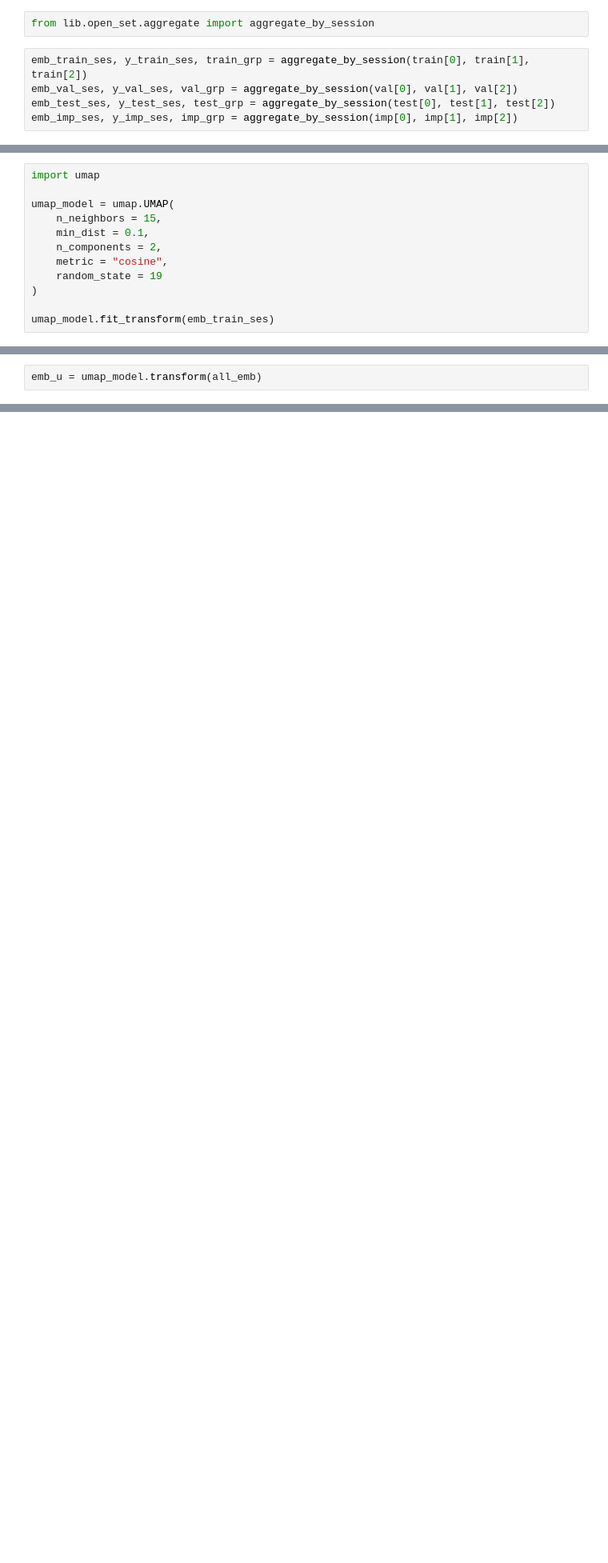
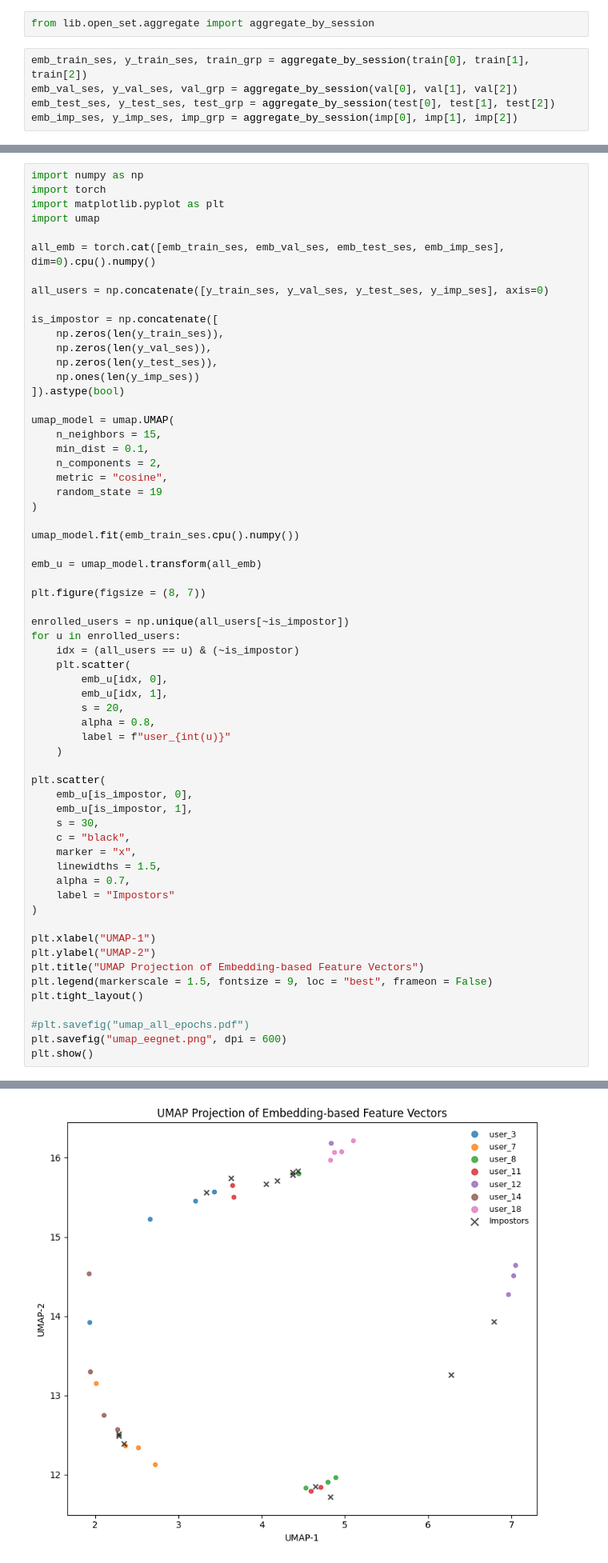
Before and after one commit to SoonUnemployed/Diploma-Thesis, a Jupyter notebook: diploma_thesis/notebooks/results.ipynb, the cells around one changed output, grey strips where cells are left out. Shown at 80% size. Drawn from its saved outputs; the diff is of its cells as text; blank space fills up the shorter version.

```diff
--- a/diploma_thesis/notebooks/results.ipynb
+++ b/diploma_thesis/notebooks/results.ipynb
@@ -141,12 +136,0 @@ all_sessions = np.concatenate([train_grp, val_grp, test_grp, imp_grp], axis = 0)
-# %%
-import umap
-
-umap_model = umap.UMAP(
-    n_neighbors = 15,
-    min_dist = 0.1,
-    n_components = 2,
-    metric = "cosine",
-    random_state = 19
-)
-
-umap_model.fit_transform(emb_train_ses)
@@ -172,2 +137,63 @@ array([[ 5.5335035, 14.77253  ],
 # %%
+import numpy as np
+import torch
+import matplotlib.pyplot as plt
+import umap
+
+all_emb = torch.cat([emb_train_ses, emb_val_ses, emb_test_ses, emb_imp_ses], dim=0).cpu().numpy()
+
+all_users = np.concatenate([y_train_ses, y_val_ses, y_test_ses, y_imp_ses], axis=0)
+
+is_impostor = np.concatenate([
+    np.zeros(len(y_train_ses)),
+    np.zeros(len(y_val_ses)),
+    np.zeros(len(y_test_ses)),
+    np.ones(len(y_imp_ses))
+]).astype(bool)
+
+umap_model = umap.UMAP(
+    n_neighbors = 15,
+    min_dist = 0.1,
+    n_components = 2,
+    metric = "cosine",
+    random_state = 19
+)
+
+umap_model.fit(emb_train_ses.cpu().numpy())
+
 emb_u = umap_model.transform(all_emb)
+
+plt.figure(figsize = (8, 7))
+
+enrolled_users = np.unique(all_users[~is_impostor])
+for u in enrolled_users:
+    idx = (all_users == u) & (~is_impostor)
+    plt.scatter(
+        emb_u[idx, 0],
+        emb_u[idx, 1],
+        s = 20,
+        alpha = 0.8,
+        label = f"user_{int(u)}"
+    )
+
+plt.scatter(
+    emb_u[is_impostor, 0],
+    emb_u[is_impostor, 1],
+    s = 30,
+    c = "black",
+    marker = "x",
+    linewidths = 1.5,
+    alpha = 0.7,
+    label = "Impostors"
+)
+
+plt.xlabel("UMAP-1")
+plt.ylabel("UMAP-2")
+plt.title("UMAP Projection of Embedding-based Feature Vectors")
+plt.legend(markerscale = 1.5, fontsize = 9, loc = "best", frameon = False)
+plt.tight_layout()
+
+#plt.savefig("umap_all_epochs.pdf")
+plt.savefig("umap_eegnet.png", dpi = 600)
+plt.show()
+# %% [output]
@@ -173,0 +204 @@ emb_u = umap_model.transform(all_emb)
+[figure, added]
```
Also changed, not shown: parts of 20 cells of this notebook, 9 other files.
